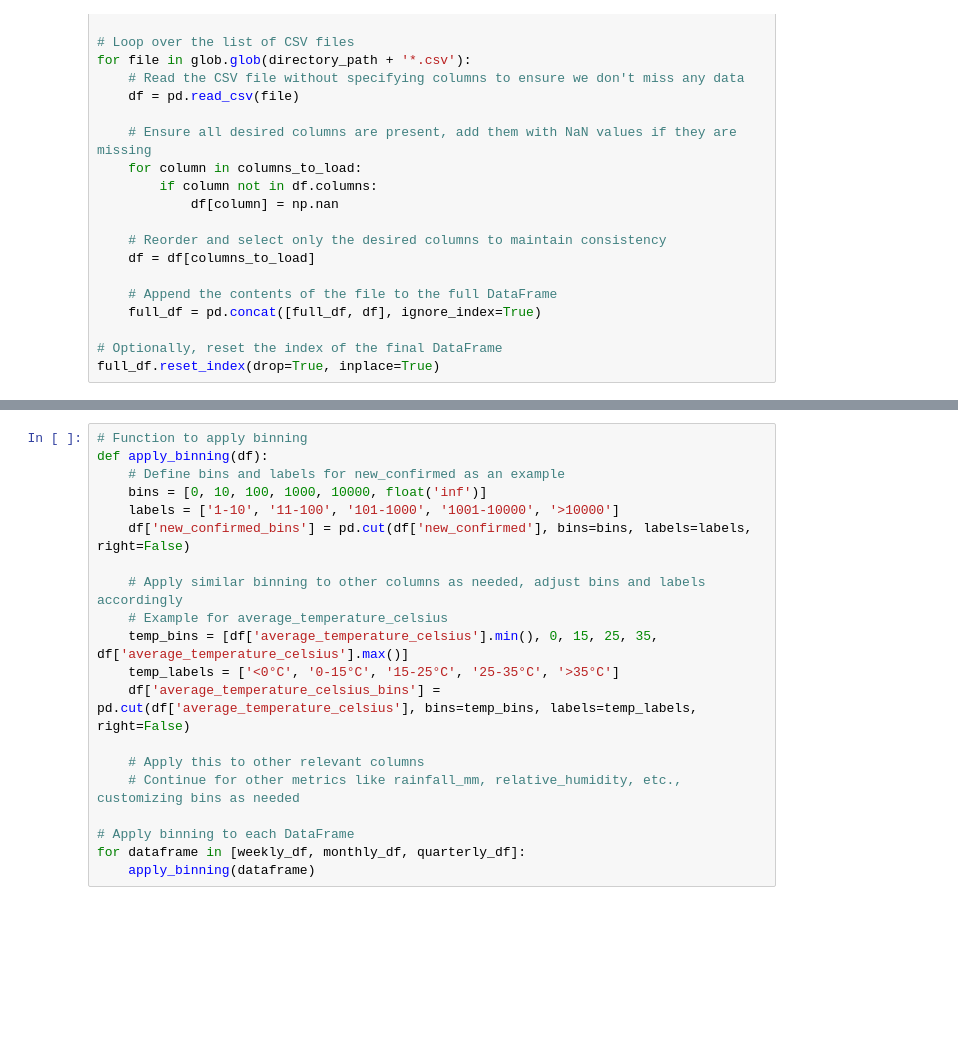
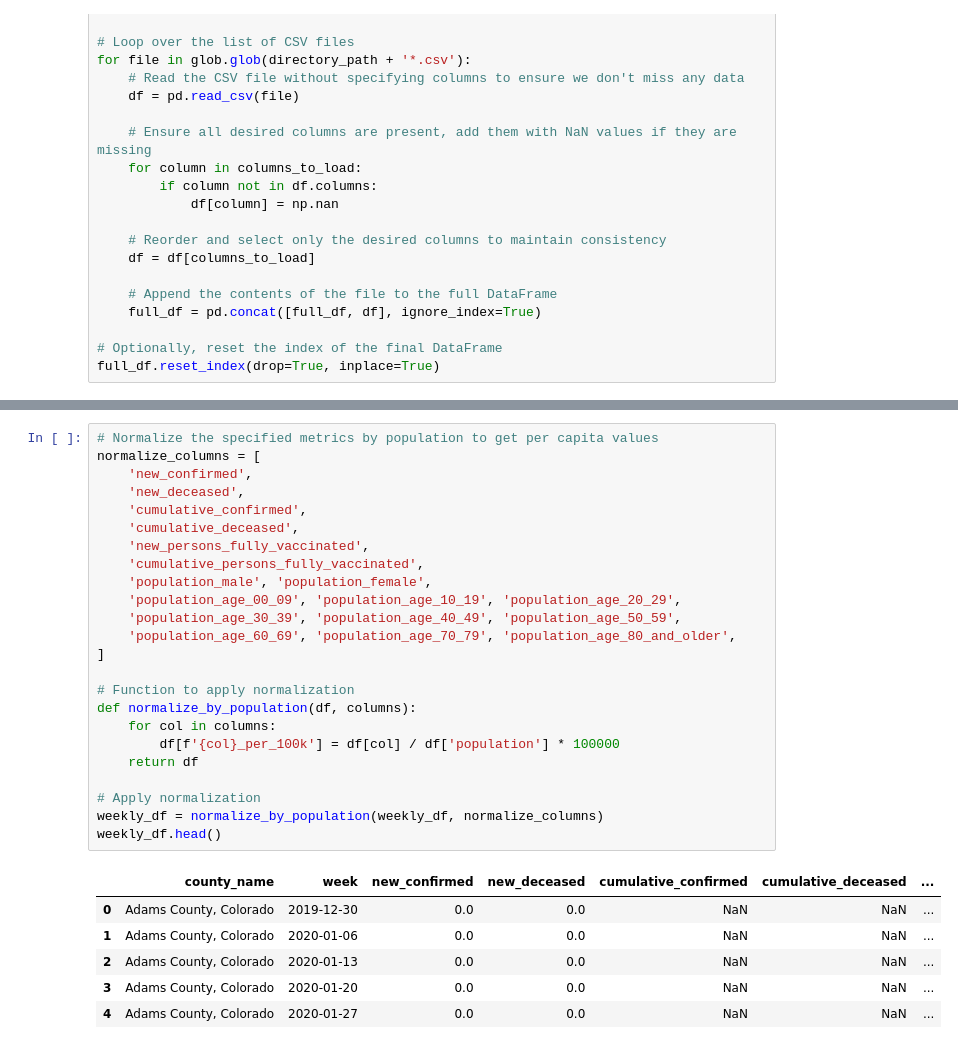
Before and after one commit to CCoakley6/DataMiningProjectSpring2024, a Jupyter notebook: frequent_patterns/byrnes_eda_20240421.ipynb, the cells around one changed output, grey strips where cells are left out. Saved outputs shown, nothing was run; the diff lists cells and outputs as text; blank space fills up the shorter version.

```diff
--- a/frequent_patterns/byrnes_eda_20240421.ipynb
+++ b/frequent_patterns/byrnes_eda_20240421.ipynb
@@ -179,23 +165,34 @@ for df in [weekly_df, monthly_df, quarterly_df]:
 # %% [output]
 Conversion failed for column: county_name
 Conversion failed for column: location_key
-# %%
-# Function to apply binning
-def apply_binning(df):
-    # Define bins and labels for new_confirmed as an example
-    bins = [0, 10, 100, 1000, 10000, float('inf')]
-    labels = ['1-10', '11-100', '101-1000', '1001-10000', '>10000']
-    df['new_confirmed_bins'] = pd.cut(df['new_confirmed'], bins=bins, labels=labels, right=False)
-
-    # Apply similar binning to other columns as needed, adjust bins and labels accordingly
-    # Example for average_temperature_celsius
-    temp_bins = [df['average_temperature_celsius'].min(), 0, 15, 25, 35, df['average_temperature_celsius'].max()]
-    temp_labels = ['<0°C', '0-15°C', '15-25°C', '25-35°C', '>35°C']
-    df['average_temperature_celsius_bins'] = pd.cut(df['average_temperature_celsius'], bins=temp_bins, labels=temp_labels, right=False)
-
-    # Apply this to other relevant columns
-    # Continue for other metrics like rainfall_mm, relative_humidity, etc., customizing bins as needed
-
-# Apply binning to each DataFrame
-for dataframe in [weekly_df, monthly_df, quarterly_df]:
-    apply_binning(dataframe)
+# %%
+# Normalize the specified metrics by population to get per capita values
+normalize_columns = [
+    'new_confirmed',
+    'new_deceased',
+    'cumulative_confirmed',
+    'cumulative_deceased',
+    'new_persons_fully_vaccinated',
+    'cumulative_persons_fully_vaccinated',
+    'population_male', 'population_female',
+    'population_age_00_09', 'population_age_10_19', 'population_age_20_29',
+    'population_age_30_39', 'population_age_40_49', 'population_age_50_59',
+    'population_age_60_69', 'population_age_70_79', 'population_age_80_and_older',
+]
+
+# Function to apply normalization
+def normalize_by_population(df, columns):
+    for col in columns:
+        df[f'{col}_per_100k'] = df[col] / df['population'] * 100000
+    return df
+
+# Apply normalization
+weekly_df = normalize_by_population(weekly_df, normalize_columns)
+weekly_df.head()
+# %% [output]
+|  | county_name | week | new_confirmed | new_deceased | cumulative_confirmed | cumulative_deceased | ... |
+| 0 | Adams County, Colorado | 2019-12-30 | 0.0 | 0.0 | NaN | NaN | ... |
+| 1 | Adams County, Colorado | 2020-01-06 | 0.0 | 0.0 | NaN | NaN | ... |
+| 2 | Adams County, Colorado | 2020-01-13 | 0.0 | 0.0 | NaN | NaN | ... |
+| 3 | Adams County, Colorado | 2020-01-20 | 0.0 | 0.0 | NaN | NaN | ... |
+| 4 | Adams County, Colorado | 2020-01-27 | 0.0 | 0.0 | NaN | NaN | ... |
```
Also changed, not shown: parts of 12 cells of this notebook.
